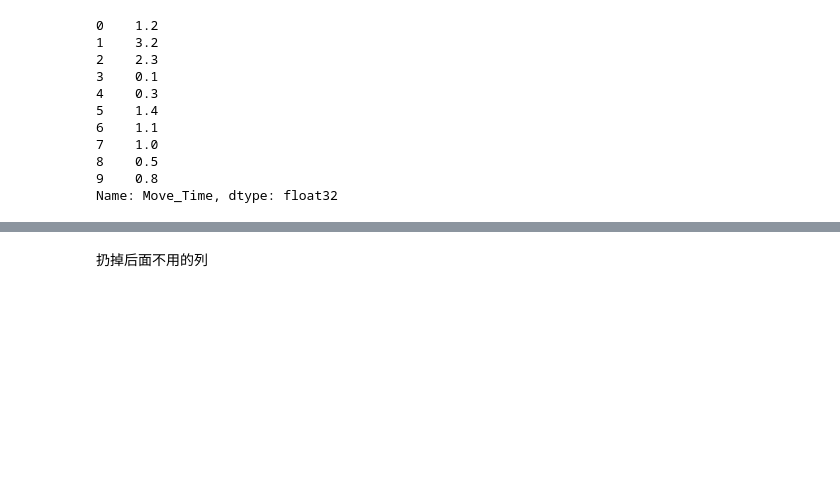
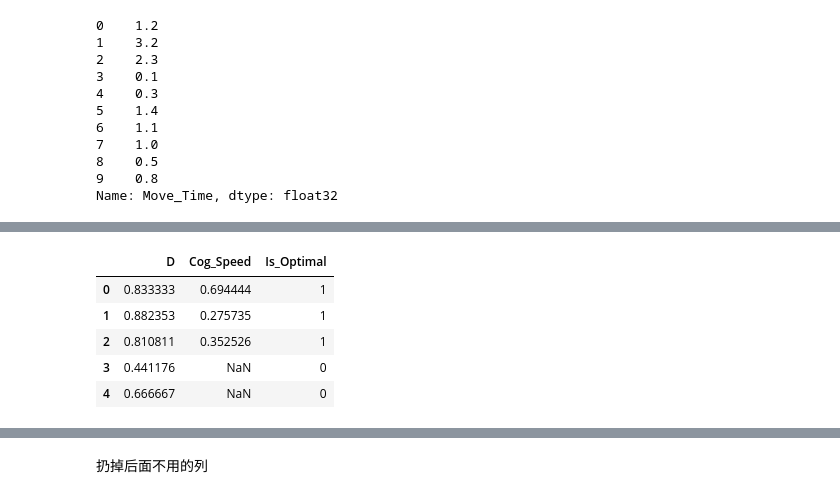
Before and after one commit to zZimablueee/Chess, a Jupyter notebook: complexity/delta_0/delta2.ipynb, the cells around one changed output, grey strips where cells are left out. Drawn from its saved outputs; the diff is of its cells as text; code cells hidden in the pictures; blank space fills up the shorter version.

```diff
--- a/complexity/delta_0/delta2.ipynb
+++ b/complexity/delta_0/delta2.ipynb
@@ -85,13 +173,13 @@ None
 ## if forced move ----- delta = NaN ----- S = NaN, P = NaN
 # %%
 elo_params = {
-    '>=3000':      {'A': 0.884, 'τ': 166.9, 'x0': -5.8},
-    '2800-3000':   {'A': 0.879, 'τ': 173.1, 'x0': 10.0},
-    '2600-2800':   {'A': 0.872, 'τ': 172.7, 'x0': 29.6},
-    '2400-2600':   {'A': 0.861, 'τ': 171.6, 'x0': 44.4},
-    '2200-2400':   {'A': 0.849, 'τ': 171.5, 'x0': 56.0},
-    '2000-2200':   {'A': 0.837, 'τ': 169.2, 'x0': 66.3},
-    '<2000':       {'A': 0.855, 'τ': 181.3, 'x0': 91.5}
+    '>=3000':      {'A': 0.874, 'τ': 167.4, 'x0': -9.7},
+    '2800-3000':   {'A': 0.867, 'τ': 175.5, 'x0': 4.0},
+    '2600-2800':   {'A': 0.857, 'τ': 174.9, 'x0': 23.2},
+    '2400-2600':   {'A': 0.848, 'τ': 176.2, 'x0': 39.6},
+    '2200-2400':   {'A': 0.838, 'τ': 178.3, 'x0': 52.5},
+    '2000-2200':   {'A': 0.829, 'τ': 176.8, 'x0': 66.3},
+    '<2000':       {'A': 0.842, 'τ': 184.8, 'x0': 89.3}
 }
 params_df = pd.DataFrame.from_dict(elo_params, orient='index').reset_index()
 params_df = params_df.rename(columns={'index': 'ELO_Group'})
@@ -227,0 +322,9 @@ np.float64(1.6016485448142062e-08)
+# %%
+# 确定C的大小
+median_delta = df_moves['Δ'].median()
+
+# 为了让你心里更有底，顺便看一眼 25% 和 75% 分位数
+quantiles = df_moves['Δ'].quantile([0.25, 0.5, 0.75])
+
+print(f"Δ 的绝对中位数是: {median_delta:.2f}")
+print(f"Δ 的分布情况:\n{quantiles}")
@@ -227,0 +338,19 @@ np.float64(1.6016485448142062e-08)
+# %%
+# 用中位数去确定D
+df_moves['D'] = median_delta / (df_moves['Δ'] + median_delta)
+with np.errstate(divide='ignore', invalid='ignore'):
+    # np.where(条件, 满足时的值, 不满足时的值)
+    df_moves['Cog_Speed'] = np.where(
+        df_moves['Is_Optimal'] == 1,              # 条件：只有走对最优解的棋
+        df_moves['D'] / df_moves['Move_Time'],    # 满足：计算真实的认知速度 (这里 Move_Time 为 0 会自然生成 inf)
+        np.nan                                    # 不满足：非最优解直接设为空值，彻底不参与后续聚合计算！
+    )
+
+print(f"走到最优子，且耗时为0的行数 (应等于inf数量): {((df_moves['Move_Time'] == 0) & (df_moves['Is_Optimal'] == 1)).sum()}")
+print(f"有效且处理极快 (inf) 的行数 (预输入且走对): {np.isinf(df_moves['Cog_Speed']).sum()}")
+print(f"被成功过滤为 NaN 的行数 (非最优解): {df_moves['Cog_Speed'].isna().sum()}")
+# 看一眼非 NaN 数据的真实分布，心里彻底踏实
+print("\nCog_Speed (去除 NaN 和 inf 后) 的数值分布:")
+# 临时屏蔽 inf 和 nan 来查看常规数据的 describe
+valid_speeds = df_moves['Cog_Speed'].replace([np.inf, -np.inf], np.nan).dropna()
+print(valid_speeds.describe())
@@ -228,3 +372,12 @@ np.float64(1.6016485448142062e-08)
+# %%
+df_moves[['D', 'Cog_Speed', 'Is_Optimal']].head()
+# %% [output]
+|  | D | Cog_Speed | Is_Optimal |
+| 0 | 0.833333 | 0.694444 | 1 |
+| 1 | 0.882353 | 0.275735 | 1 |
+| 2 | 0.810811 | 0.352526 | 1 |
+| 3 | 0.441176 | NaN | 0 |
+| 4 | 0.666667 | NaN | 0 |
 # %%
 # 提取基础特征并保持 float32
 move_time_vals = df_moves['Move_Time'].values.astype(np.float32)
```
Also changed, not shown: parts of 26 cells of this notebook, 3 other files.
